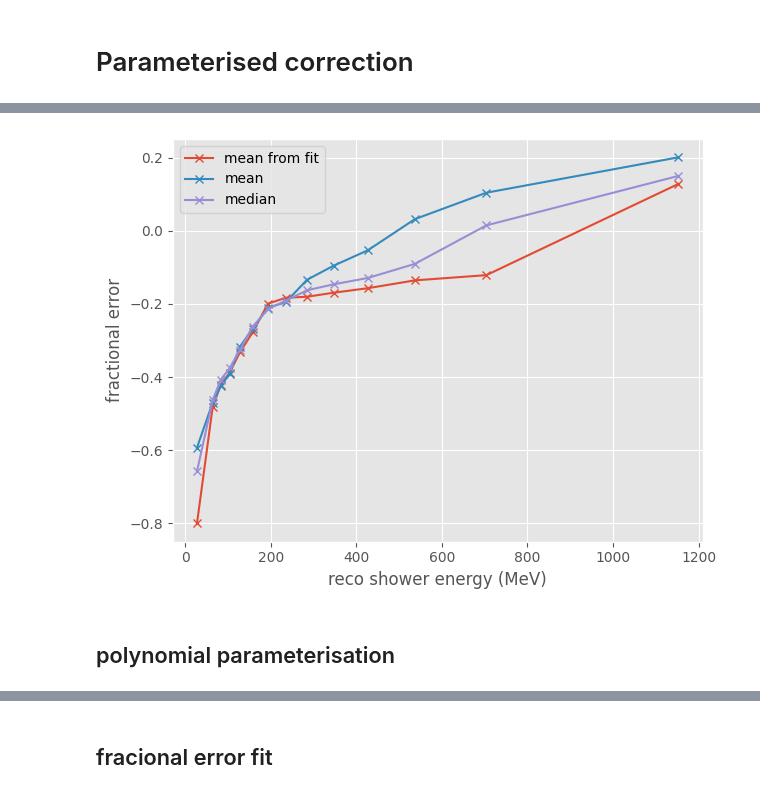
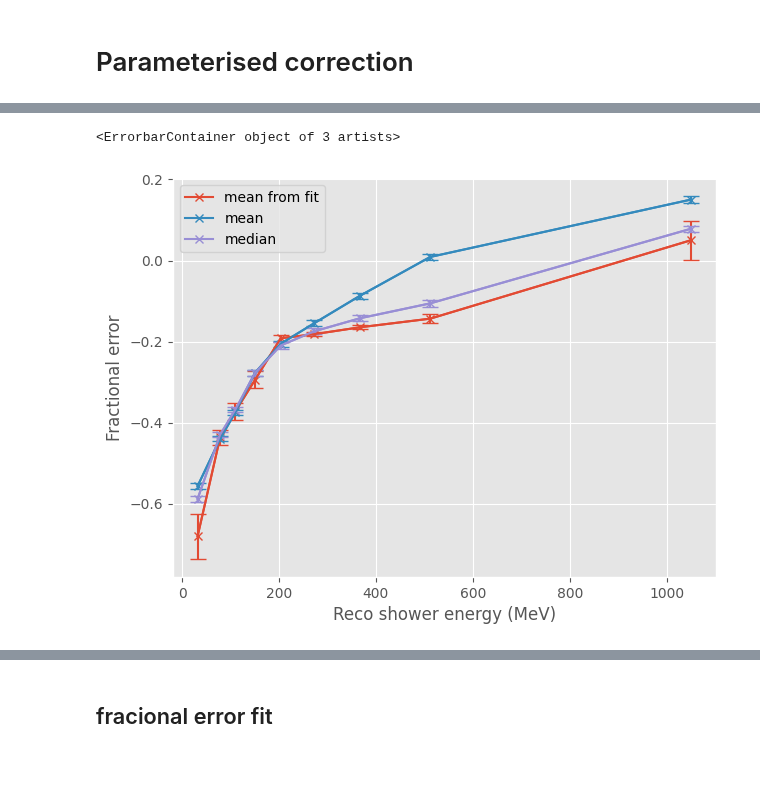
Before and after one commit to dlindebaum/pion-argon-xs-analysis, a Jupyter notebook: analysis/sandbox/shower_correction.ipynb, the cells around one changed output, grey strips where cells are left out. Cells and saved outputs as stored; diff of their text form; code cells hidden in the pictures; blank space fills up the shorter version.

```diff
--- a/analysis/sandbox/shower_correction.ipynb
+++ b/analysis/sandbox/shower_correction.ipynb
@@ -83,8 +94,10 @@ print(df)
 print(np.unique(df.true_mother))
 
 pi0_mother = df.true_mother == 111
-Plots.PlotHist([df[pi0_mother].fractional_error, df[~pi0_mother].fractional_error], stacked = True, range = [-1, 1], xlabel = "fractional error", label = ["$\pi^{0}$ daughter", "other"])
+Plots.PlotHist([df[pi0_mother].fractional_error, df[~pi0_mother].fractional_error], stacked = True, range = [-1, 1], xlabel = "Fractional error", label = ["$\pi^{0}$ daughter", "other"])
 df = df[pi0_mother]
+
+energy_range = (0, 1500)
 # %% [output]
 [-211  -13    0   13  111  130  211  310  321 2112 2212 3112 3122 3212
  3222]
@@ -170,0 +153,4 @@ mean shower energy fractional error after correction: 0.009537359923764869 +- 0.
+# %%
+bins = np.linspace(min(energy_range), max(energy_range), 11)
+linear_correction = linear_fit(bins)
+LinearFitPerformance(linear_correction)
@@ -424,0 +428,7 @@ median = calculate_median("fractional_error", [-1, 1], bins)
+# %%
+bins = np.array(create_bins(df.reco_energy, 1500, energy_range), dtype = int)
+cv, cv_err = fit_regions("fractional_error", [-1, 1], [student_t], bins, 20)
+means_simple = calculate_mean("fractional_error", [-1, 1], bins)
+median = calculate_median("fractional_error", [-1, 1], bins)
+std = calculate_std("fractional_error", [-1, 1], bins)
+sem = calculate_sem("fractional_error", [-1, 1], bins)
@@ -425,9 +437,13 @@ median = calculate_median("fractional_error", [-1, 1], bins)
 # %%
 x = (bins[1:] + bins[:-1]) / 2
-Plots.Plot(x, means, marker = "x", label = "mean from fit")
+Plots.Plot(x, cv, marker = "x", label = "mean from fit")
+plt.errorbar(x, cv, cv_err, color = "C0", capsize = 6)
+
 Plots.Plot(x, means_simple, marker = "x", newFigure = False, label = "mean")
-Plots.Plot(x, median, marker = "x", newFigure = False, y_scale = "linear", label = "median", xlabel = "reco shower energy (MeV)", ylabel = "fractional error")
+plt.errorbar(x, means_simple, sem, color = "C1", capsize = 6)
+
+Plots.Plot(x, median, marker = "x", newFigure = False, y_scale = "linear", label = "median", xlabel = "Reco shower energy (MeV)", ylabel = "Fractional error")
+plt.errorbar(x, median, sem, color = "C2", capsize = 6)
 # %% [output]
+<ErrorbarContainer object of 3 artists>
-[figure, old version]
+[figure, new version]
-# %% [markdown]
-## polynomial parameterisation
```
Also changed, not shown: parts of 22 cells of this notebook, 4 other files.
